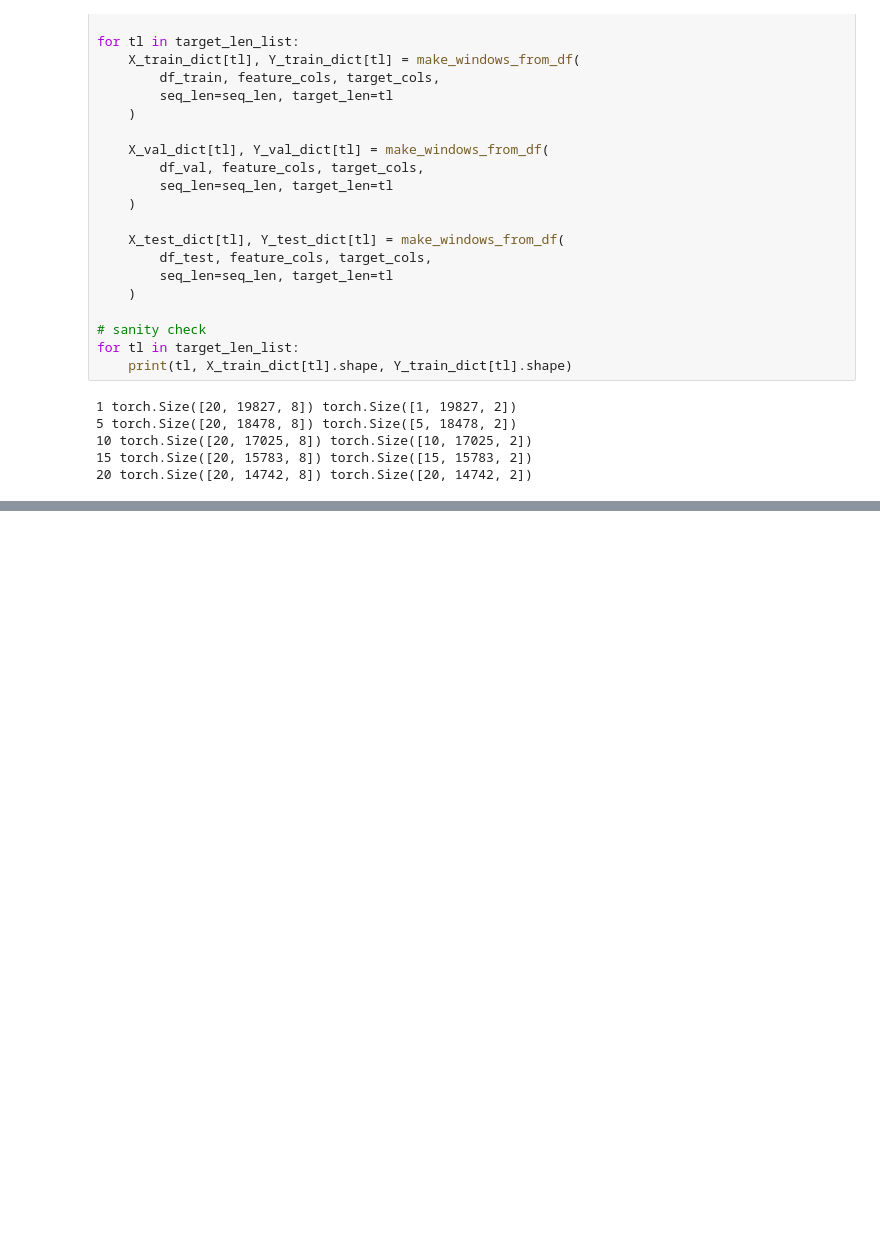
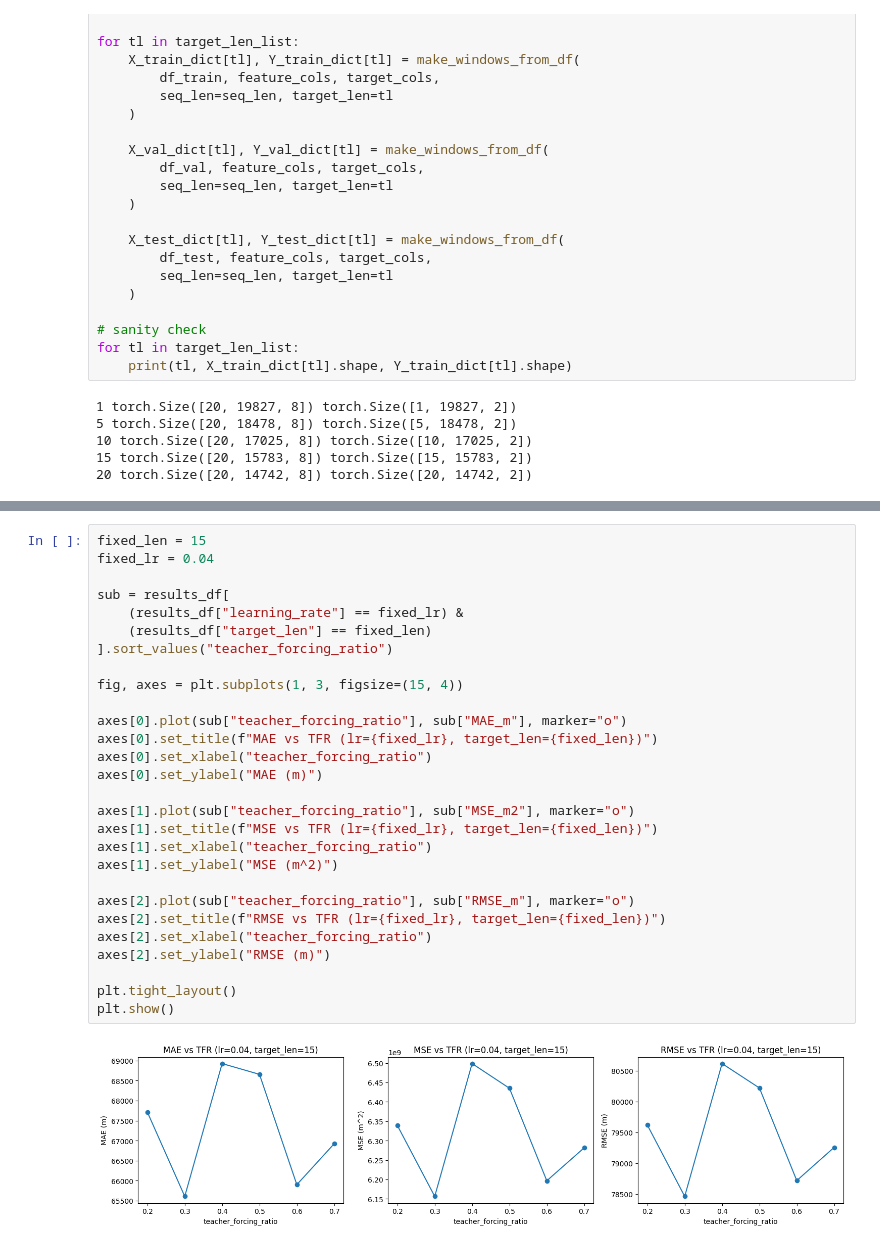
Before and after one commit to JSCshir/Vessel-Traj-Capstone, a Jupyter notebook: run_model.ipynb, the cells around one changed output, grey strips where cells are left out. Saved outputs shown, nothing was run; the diff lists cells and outputs as text; blank space fills up the shorter version.

```diff
--- a/run_model.ipynb
+++ b/run_model.ipynb
@@ -440,0 +738,30 @@ cuda available: False
+# %%
+fixed_len = 15
+fixed_lr = 0.04
+
+sub = results_df[
+    (results_df["learning_rate"] == fixed_lr) &
+    (results_df["target_len"] == fixed_len)
+].sort_values("teacher_forcing_ratio")
+
+fig, axes = plt.subplots(1, 3, figsize=(15, 4))
+
+axes[0].plot(sub["teacher_forcing_ratio"], sub["MAE_m"], marker="o")
+axes[0].set_title(f"MAE vs TFR (lr={fixed_lr}, target_len={fixed_len})")
+axes[0].set_xlabel("teacher_forcing_ratio")
+axes[0].set_ylabel("MAE (m)")
+
+axes[1].plot(sub["teacher_forcing_ratio"], sub["MSE_m2"], marker="o")
+axes[1].set_title(f"MSE vs TFR (lr={fixed_lr}, target_len={fixed_len})")
+axes[1].set_xlabel("teacher_forcing_ratio")
+axes[1].set_ylabel("MSE (m^2)")
+
+axes[2].plot(sub["teacher_forcing_ratio"], sub["RMSE_m"], marker="o")
+axes[2].set_title(f"RMSE vs TFR (lr={fixed_lr}, target_len={fixed_len})")
+axes[2].set_xlabel("teacher_forcing_ratio")
+axes[2].set_ylabel("RMSE (m)")
+
+plt.tight_layout()
+plt.show()
+# %% [output]
+[figure, added]
```
Also changed, not shown: parts of 19 cells of this notebook.
